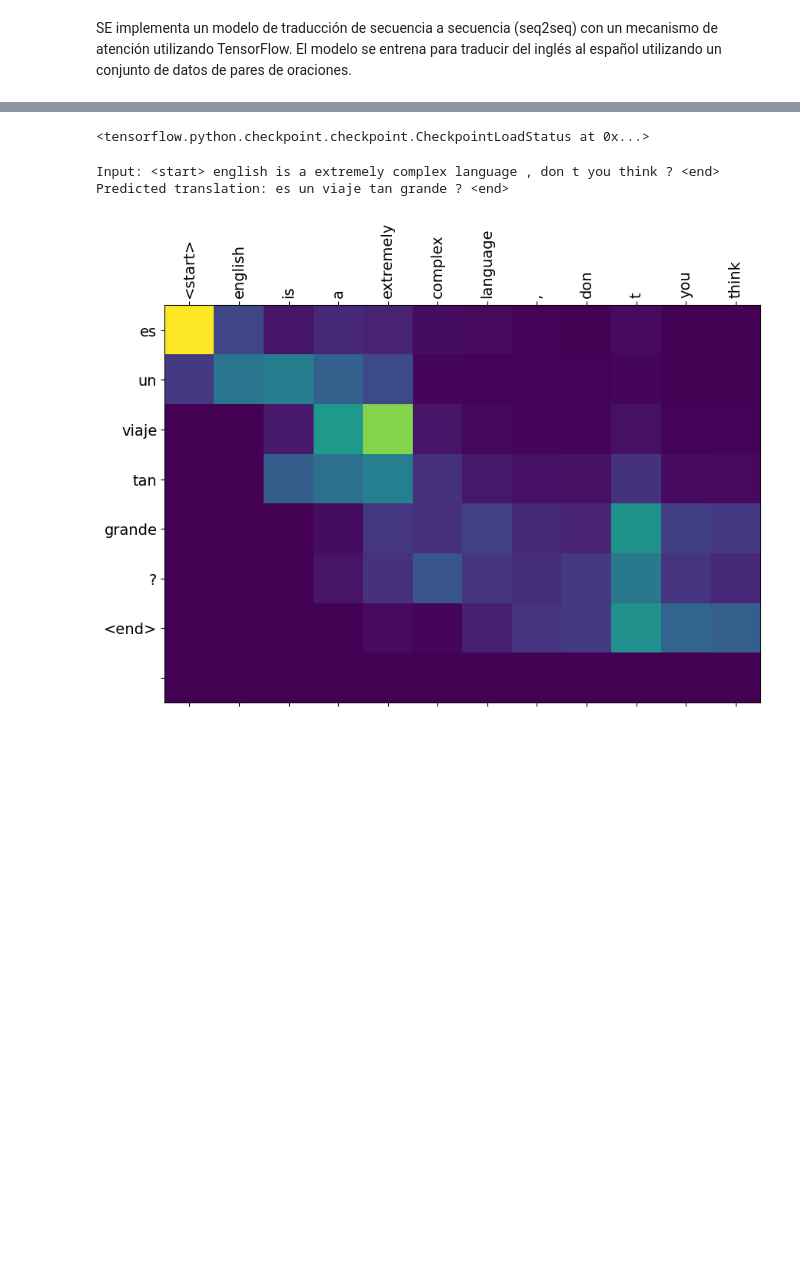
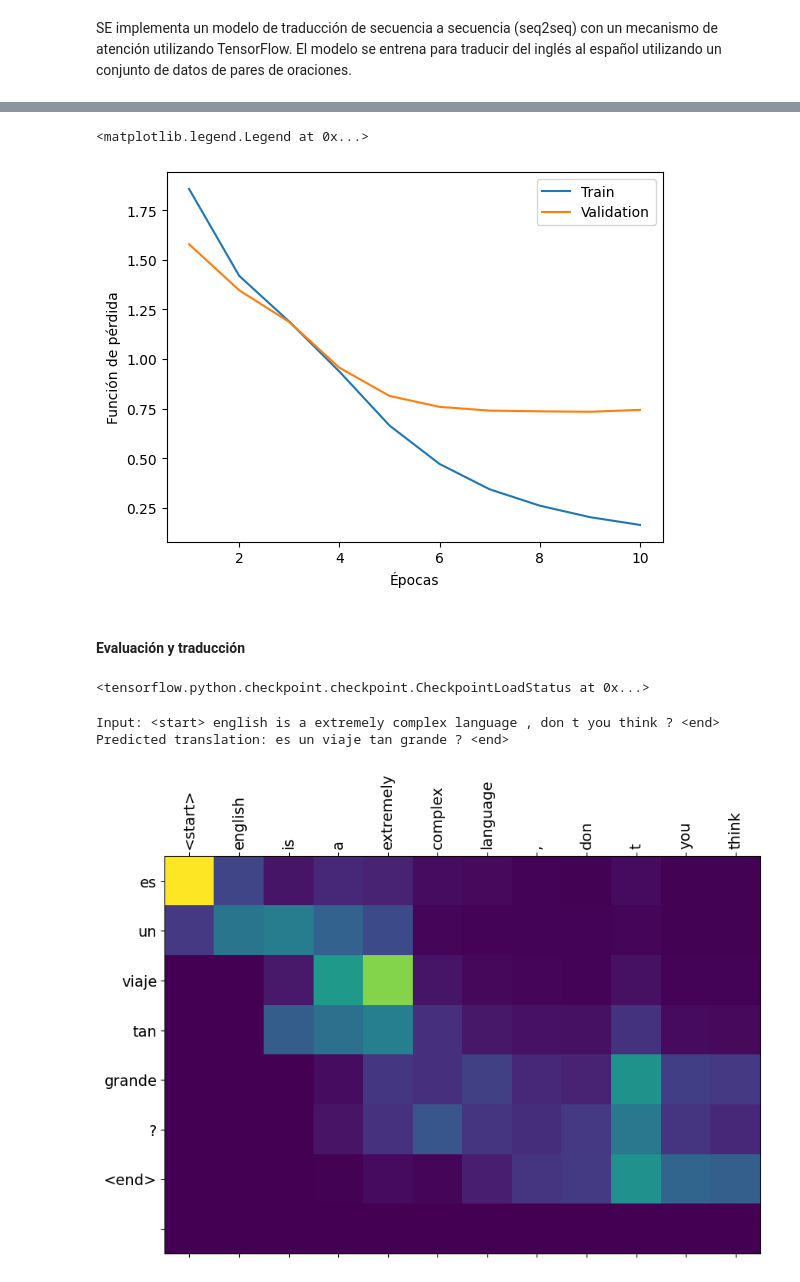
Before and after one commit to DiegoLeonG96/Tarea4_MLA_UDD, a Jupyter notebook: Tarea4_MLAv2.ipynb, the cells around one changed output, grey strips where cells are left out. Saved outputs shown, nothing was run; the diff lists cells and outputs as text; code cells hidden in the pictures; blank space fills up the shorter version.

```diff
--- a/Tarea4_MLAv2.ipynb
+++ b/Tarea4_MLAv2.ipynb
@@ -457,6 +454,6 @@ def validation_step(inp, targ, enc_hidden):
 # %%
 # Definir el número de epochs
-EPOCHS = 15
+EPOCHS = 10
 train_losses, val_losses = [], []
 early_stopping_tol = 2
 epochs_early_stop = 0
@@ -490,14 +487,9 @@ for epoch in range(EPOCHS):
 
     if total_loss_val / steps_per_epoch_val > curr_early_stop_loss:
        epochs_early_stop += 1
-       curr_early_stop_loss = total_loss_val / steps_per_epoch_val
+    else:
+       epochs_early_stop = 0
+    curr_early_stop_loss = total_loss_val / steps_per_epoch_val
 
     if epochs_early_stop == early_stopping_tol:
       break
-
-plt.figure()
-plt.plot(range(1, EPOCHS+1), train_losses, label = 'Train')
-plt.plot(range(1, EPOCHS+1), val_losses, label = 'Validation')
-plt.xlabel("Épocas")
-plt.ylabel("Función de pérdida")
-plt.legend()
@@ -504,3 +514,15 @@ plt.legend()
+# %%
+plt.figure()
+plt.plot(range(1, len(train_losses)+1), train_losses, label = 'Train')
+plt.plot(range(1, len(val_losses)+1), val_losses, label = 'Validation')
+plt.xlabel("Épocas")
+plt.ylabel("Función de pérdida")
+plt.legend()
+# %% [output]
+<matplotlib.legend.Legend at 0x...>
+[figure, added]
+# %% [markdown]
+#### Evaluación y traducción
 # %%
 # Función para evaluar una oración
 def evaluate(sentence):
```
Also changed, not shown: parts of 21 cells of this notebook.
